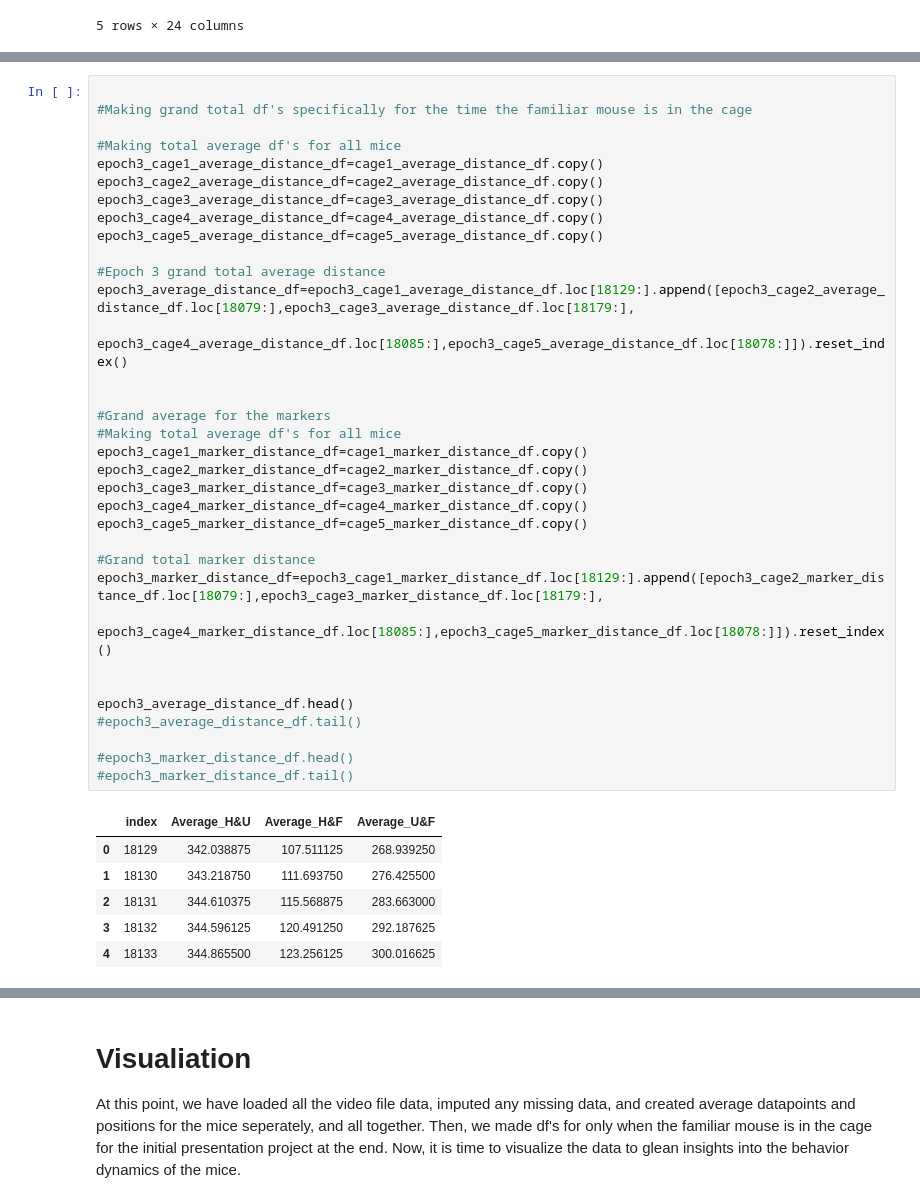
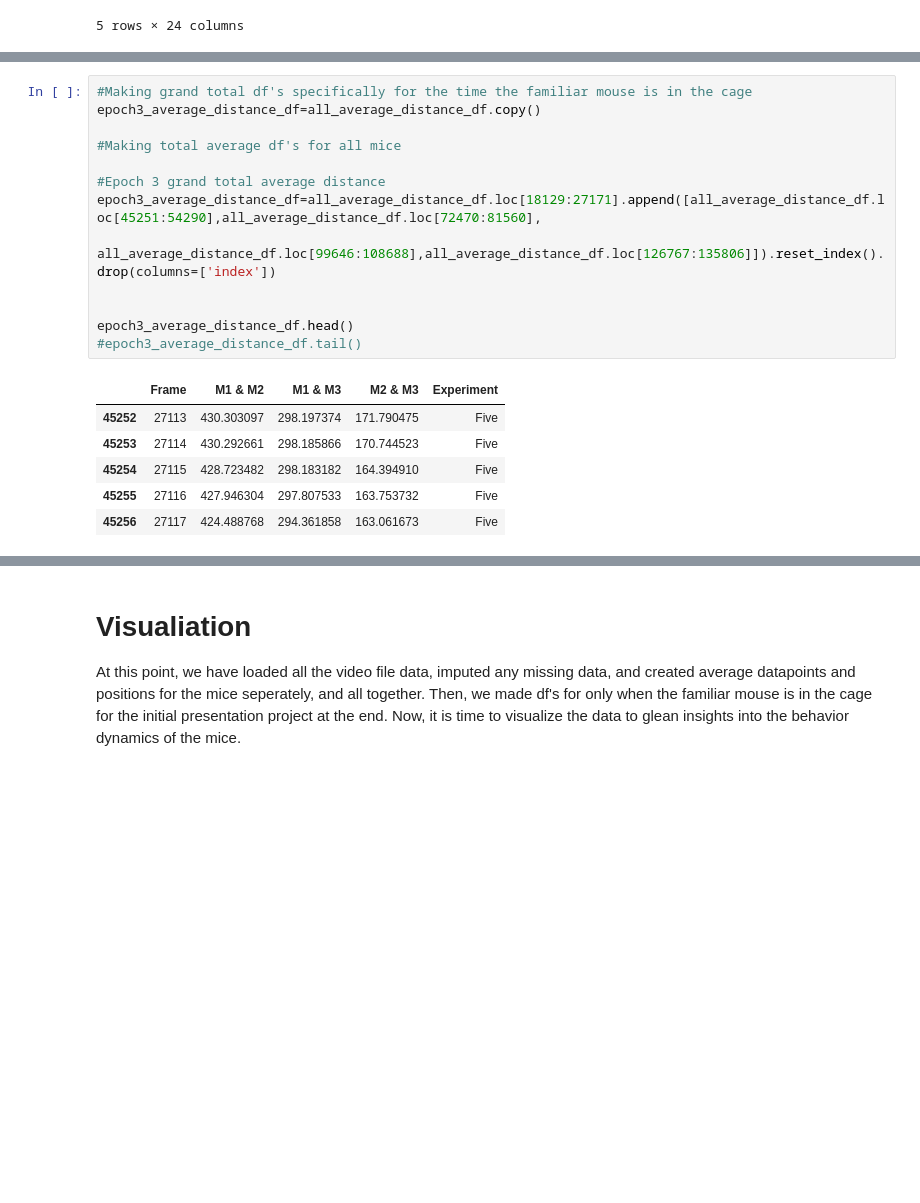
Before and after one commit to Frost-Lab-Utah/DLC, a Jupyter notebook: DLC_WT_social_trial.ipynb, the cells around one changed output, grey strips where cells are left out. Drawn from its saved outputs; the diff is of its cells as text; blank space fills up the shorter version.

```diff
--- a/DLC_WT_social_trial.ipynb
+++ b/DLC_WT_social_trial.ipynb
@@ -659,41 +619,20 @@ all_marker_distance_df=copy_cage1_marker_distance_df.append([copy_cage2_marker_d
 # %%
-
 #Making grand total df's specifically for the time the familiar mouse is in the cage
+epoch3_average_distance_df=all_average_distance_df.copy()
 
 #Making total average df's for all mice
-epoch3_cage1_average_distance_df=cage1_average_distance_df.copy()
-epoch3_cage2_average_distance_df=cage2_average_distance_df.copy()
-epoch3_cage3_average_distance_df=cage3_average_distance_df.copy()
-epoch3_cage4_average_distance_df=cage4_average_distance_df.copy()
-epoch3_cage5_average_distance_df=cage5_average_distance_df.copy()
 
 #Epoch 3 grand total average distance
-epoch3_average_distance_df=epoch3_cage1_average_distance_df.loc[18129:].append([epoch3_cage2_average_distance_df.loc[18079:],epoch3_cage3_average_distance_df.loc[18179:],
-                                                              epoch3_cage4_average_distance_df.loc[18085:],epoch3_cage5_average_distance_df.loc[18078:]]).reset_index()
-
-
-#Grand average for the markers
-#Making total average df's for all mice
-epoch3_cage1_marker_distance_df=cage1_marker_distance_df.copy()
-epoch3_cage2_marker_distance_df=cage2_marker_distance_df.copy()
-epoch3_cage3_marker_distance_df=cage3_marker_distance_df.copy()
-epoch3_cage4_marker_distance_df=cage4_marker_distance_df.copy()
-epoch3_cage5_marker_distance_df=cage5_marker_distance_df.copy()
-
-#Grand total marker distance
-epoch3_marker_distance_df=epoch3_cage1_marker_distance_df.loc[18129:].append([epoch3_cage2_marker_distance_df.loc[18079:],epoch3_cage3_marker_distance_df.loc[18179:],
-                                                              epoch3_cage4_marker_distance_df.loc[18085:],epoch3_cage5_marker_distance_df.loc[18078:]]).reset_index()
+epoch3_average_distance_df=all_average_distance_df.loc[18129:27171].append([all_average_distance_df.loc[45251:54290],all_average_distance_df.loc[72470:81560],
+                                                              all_average_distance_df.loc[99646:108688],all_average_distance_df.loc[126767:135806]]).reset_index().drop(columns=['index'])
 
 
 epoch3_average_distance_df.head()
 #epoch3_average_distance_df.tail()
-
-#epoch3_marker_distance_df.head()
-#epoch3_marker_distance_df.tail()
 # %% [output]
-|  | index | Average_H&U | Average_H&F | Average_U&F |
-| 0 | 18129 | 342.038875 | 107.511125 | 268.939250 |
-| 1 | 18130 | 343.218750 | 111.693750 | 276.425500 |
-| 2 | 18131 | 344.610375 | 115.568875 | 283.663000 |
-| 3 | 18132 | 344.596125 | 120.491250 | 292.187625 |
-| 4 | 18133 | 344.865500 | 123.256125 | 300.016625 |
+|  | Frame | M1 & M2 | M1 & M3 | M2 & M3 | Experiment |
+| 45252 | 27113 | 430.303097 | 298.197374 | 171.790475 | Five |
+| 45253 | 27114 | 430.292661 | 298.185866 | 170.744523 | Five |
+| 45254 | 27115 | 428.723482 | 298.183182 | 164.394910 | Five |
+| 45255 | 27116 | 427.946304 | 297.807533 | 163.753732 | Five |
+| 45256 | 27117 | 424.488768 | 294.361858 | 163.061673 | Five |
```
Also changed, not shown: parts of 23 cells of this notebook.
